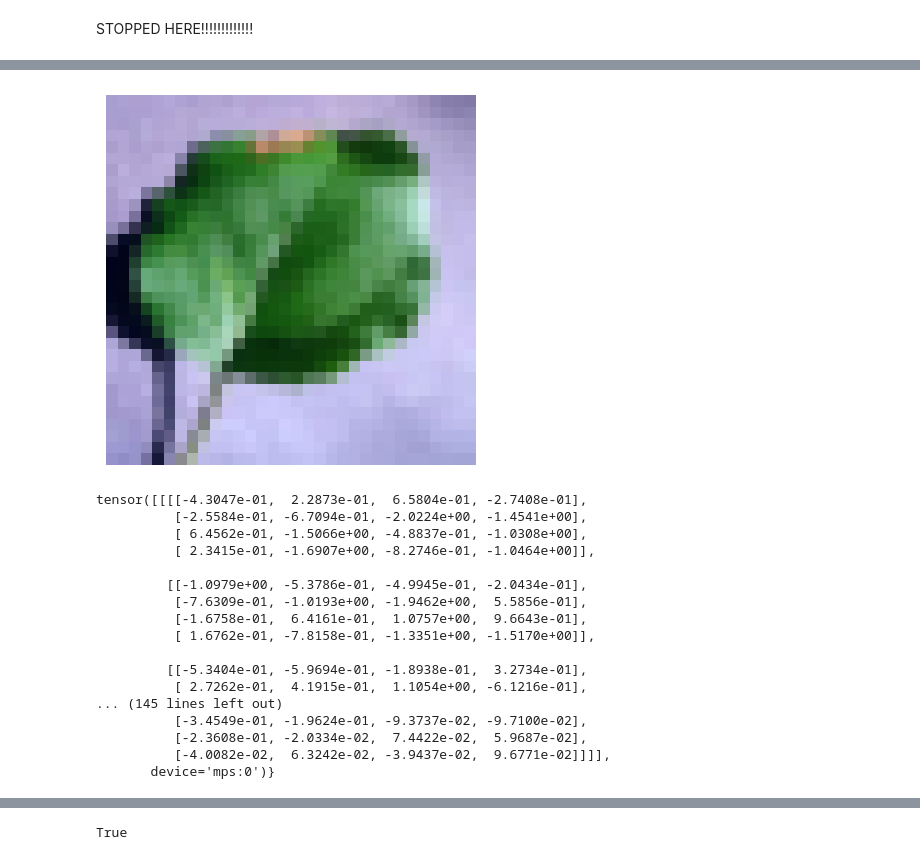
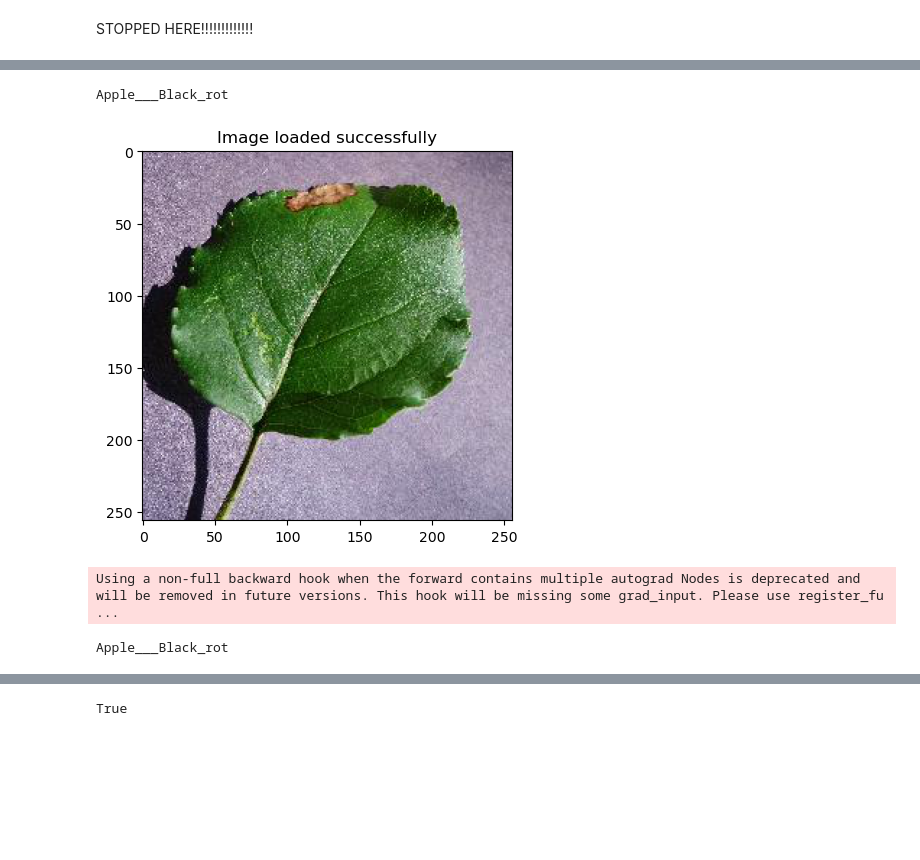
Before and after one commit to LeeBenyamin/Sherleaf-Holmes-project, a Jupyter notebook: plantDiseaseCNN.ipynb, the cells around one changed output, grey strips where cells are left out. Cells and saved outputs as stored; diff of their text form; code cells hidden in the pictures; blank space fills up the shorter version.

```diff
--- a/plantDiseaseCNN.ipynb
+++ b/plantDiseaseCNN.ipynb
@@ -858,19 +820,3 @@ def load_image(path):
     plt.imshow(image)
     plt.title("Image loaded successfully")
     return image
-# %%
-img_to_show = normalize(img)
-
-
-img_to_show_np = img_to_show.cpu().numpy().squeeze().transpose(1, 2, 0)
-img_to_show_normalized = (img_to_show_np - img_to_show_np.min()) / (img_to_show_np.max() - img_to_show_np.min())
-#gradcam_model.eval()
-# Display the image using plt.imshow
-plt.imshow(img_to_show_normalized)
-plt.axis('off')  # Turn off axis labels
-plt.show()
-img = img.unsqueeze(0).to(device)
-#print(label)
-#print(gradcam_model(img).argmax())
-# %% [output]
-[figure, removed]
@@ -877 +838,11 @@ img = img.unsqueeze(0).to(device)
+# %%
+test_loader = torch.utils.data.DataLoader(test_dataset, batch_size=optuna_batch_size, shuffle=False)
+first_batch = next(iter(test_loader))
+img = first_batch[0][50]
+label = first_batch[1][50]
+load_image(local_root_dir + '/test/Apple___Black_rot/0b37761a-de32-47ee-a3a4-e138b97ef542___JR_FrgE.S 2908.JPG')
+print(test_dataset.classes[label])
+# %% [output]
+Apple___Black_rot
+[figure, added]
 # %%
@@ -880,32 +851,18 @@ forward_hook = gradcam_model.conv_layer[-1].register_forward_hook(activation_hoo
 # %%
-gradcam_model.eval()
+img = img.unsqueeze(0).to(device)
+GradCam_model.eval()
 with torch.no_grad():
-    gradcam_model(img)
+    GradCam_model(img)
 
 forward_hook.remove()
-output = gradcam_model(img)
-print(output.argmax())
+output = GradCam_model(img)
+print(test_dataset.classes[output.argmax()])
 output[:, label].backward()
 pooled_gradients = grad_cam_gradients['grad']
 gradients = pooled_gradients
 # %% [output]
-tensor([[[[-4.3047e-01,  2.2873e-01,  6.5804e-01, -2.7408e-01],
-          [-2.5584e-01, -6.7094e-01, -2.0224e+00, -1.4541e+00],
-          [ 6.4562e-01, -1.5066e+00, -4.8837e-01, -1.0308e+00],
-          [ 2.3415e-01, -1.6907e+00, -8.2746e-01, -1.0464e+00]],
-
-         [[-1.0979e+00, -5.3786e-01, -4.9945e-01, -2.0434e-01],
-          [-7.6309e-01, -1.0193e+00, -1.9462e+00,  5.5856e-01],
-          [-1.6758e-01,  6.4161e-01,  1.0757e+00,  9.6643e-01],
-          [ 1.6762e-01, -7.8158e-01, -1.3351e+00, -1.5170e+00]],
-
-         [[-5.3404e-01, -5.9694e-01, -1.8938e-01,  3.2734e-01],
-          [ 2.7262e-01,  4.1915e-01,  1.1054e+00, -6.1216e-01],
-... (145 lines left out)
-          [-3.4549e-01, -1.9624e-01, -9.3737e-02, -9.7100e-02],
-          [-2.3608e-01, -2.0334e-02,  7.4422e-02,  5.9687e-02],
-          [-4.0082e-02,  6.3242e-02, -3.9437e-02,  9.6771e-02]]]],
-       device='mps:0')}
+Using a non-full backward hook when the forward contains multiple autograd Nodes is deprecated and will be removed in future versions. This hook will be missing some grad_input. Please use register_fu ...
+Apple___Black_rot
 # %%
 pooled_gradients = torch.mean(gradients, dim=[0, 2, 3])
 
```
Also changed, not shown: parts of 5 cells of this notebook.
